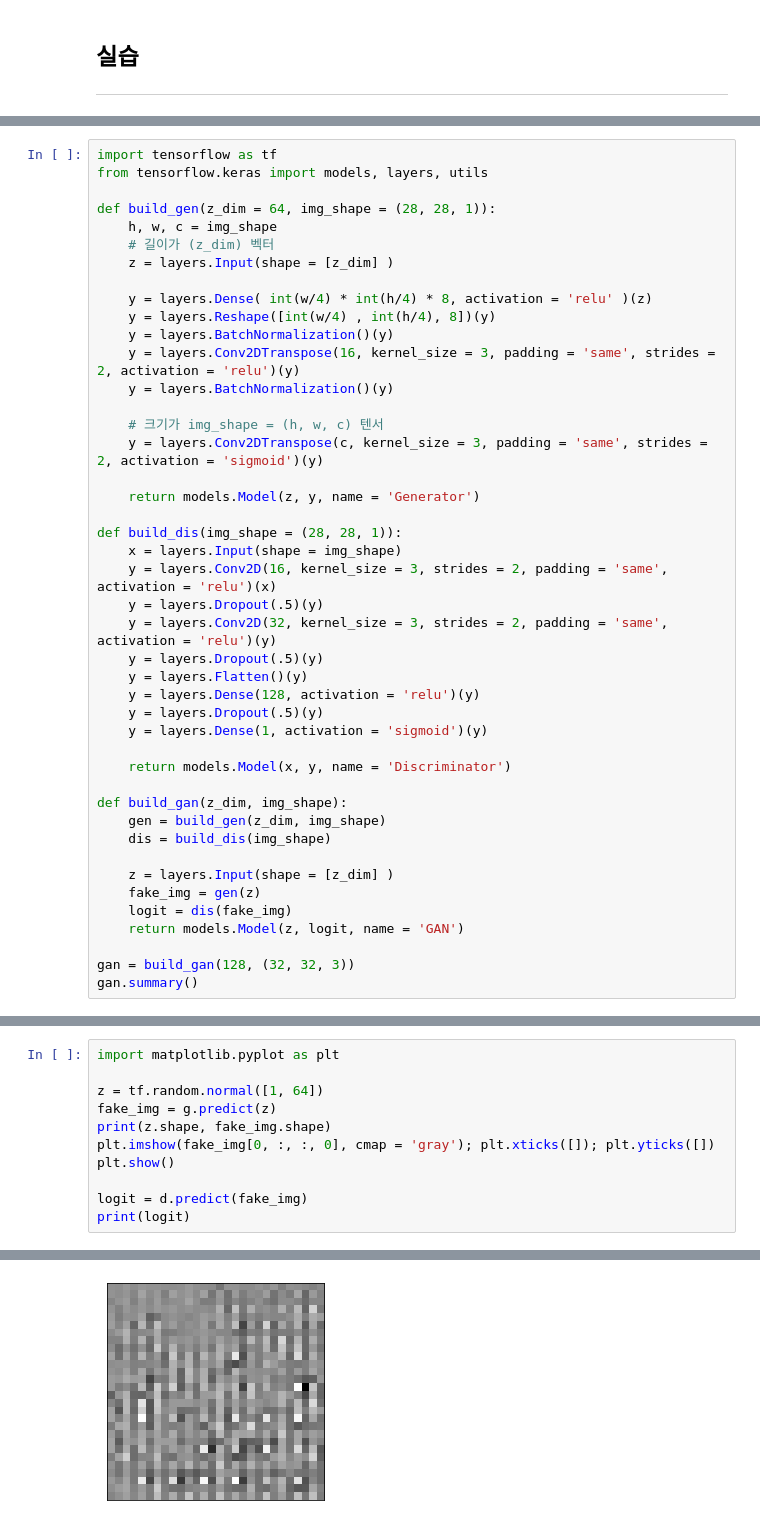
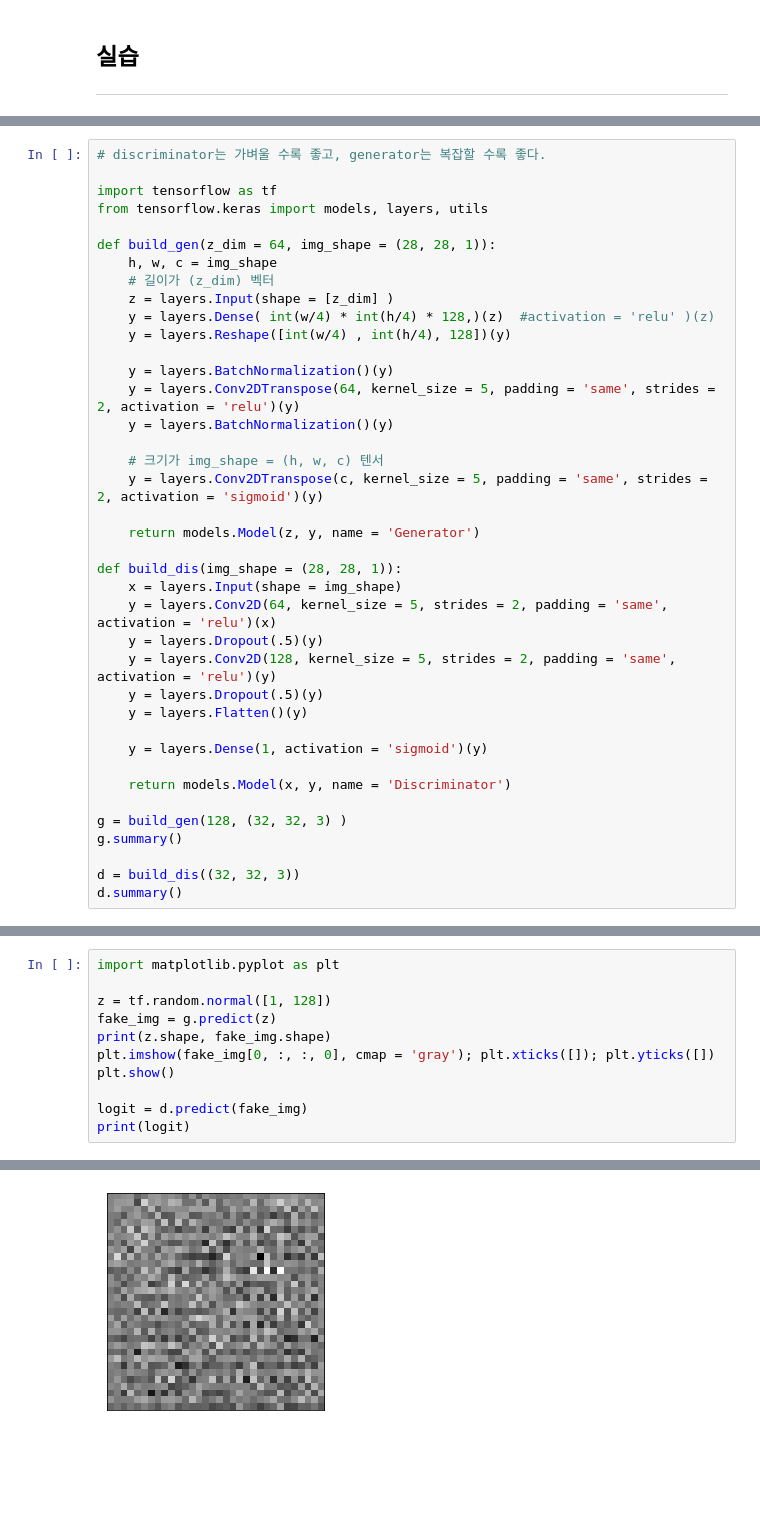
Before and after one commit to PomesHouse/SkillTreePython-DeepLearning, a Jupyter notebook: 04.Paper-with-code/ch04_03_Generative_Model_DCGAN.ipynb, the cells around one changed output, grey strips where cells are left out. Saved outputs shown, nothing was run; the diff lists cells and outputs as text; blank space fills up the shorter version.

```diff
--- a/04.Paper-with-code/ch04_03_Generative_Model_DCGAN.ipynb
+++ b/04.Paper-with-code/ch04_03_Generative_Model_DCGAN.ipynb
@@ -20,6 +20,8 @@
 <img src ='https://github.com/yebiny/SkillTreePython-DeepLearning/blob/main/imgs/ch0403-02.PNG?raw=true' width=800>
 </p>
 # %%
+# discriminator는 가벼울 수록 좋고, generator는 복잡할 수록 좋다.
+
 import tensorflow as tf
 from tensorflow.keras import models, layers, utils
 
@@ -27,40 +29,33 @@ def build_gen(z_dim = 64, img_shape = (28, 28, 1)):
     h, w, c = img_shape
     # 길이가 (z_dim) 벡터
     z = layers.Input(shape = [z_dim] )
+    y = layers.Dense( int(w/4) * int(h/4) * 128,)(z)  #activation = 'relu' )(z)
+    y = layers.Reshape([int(w/4) , int(h/4), 128])(y)
 
-    y = layers.Dense( int(w/4) * int(h/4) * 8, activation = 'relu' )(z)
-    y = layers.Reshape([int(w/4) , int(h/4), 8])(y)
     y = layers.BatchNormalization()(y)
-    y = layers.Conv2DTranspose(16, kernel_size = 3, padding = 'same', strides = 2, activation = 'relu')(y)
+    y = layers.Conv2DTranspose(64, kernel_size = 5, padding = 'same', strides = 2, activation = 'relu')(y)
     y = layers.BatchNormalization()(y)
 
     # 크기가 img_shape = (h, w, c) 텐서
-    y = layers.Conv2DTranspose(c, kernel_size = 3, padding = 'same', strides = 2, activation = 'sigmoid')(y)
+    y = layers.Conv2DTranspose(c, kernel_size = 5, padding = 'same', strides = 2, activation = 'sigmoid')(y)
 
     return models.Model(z, y, name = 'Generator')
 
 def build_dis(img_shape = (28, 28, 1)):
     x = layers.Input(shape = img_shape)
-    y = layers.Conv2D(16, kernel_size = 3, strides = 2, padding = 'same', activation = 'relu')(x)
+    y = layers.Conv2D(64, kernel_size = 5, strides = 2, padding = 'same', activation = 'relu')(x)
     y = layers.Dropout(.5)(y)
-    y = layers.Conv2D(32, kernel_size = 3, strides = 2, padding = 'same', activation = 'relu')(y)
+    y = layers.Conv2D(128, kernel_size = 5, strides = 2, padding = 'same', activation = 'relu')(y)
     y = layers.Dropout(.5)(y)
     y = layers.Flatten()(y)
-    y = layers.Dense(128, activation = 'relu')(y)
-    y = layers.Dropout(.5)(y)
+
     y = layers.Dense(1, activation = 'sigmoid')(y)
 
     return models.Model(x, y, name = 'Discriminator')
 
-def build_gan(z_dim, img_shape):
-    gen = build_gen(z_dim, img_shape)
-    dis = build_dis(img_shape)
+g = build_gen(128, (32, 32, 3) )
+g.summary()
 
-    z = layers.Input(shape = [z_dim] )
-    fake_img = gen(z)
-    logit = dis(fake_img)
-    return models.Model(z, logit, name = 'GAN')
-
-gan = build_gan(128, (32, 32, 3))
-gan.summary()
+d = build_dis((32, 32, 3))
+d.summary()
 # %% [output]
@@ -82,7 +79,7 @@ _________________________________________________________________
 # %%
 import matplotlib.pyplot as plt
 
-z = tf.random.normal([1, 64])
+z = tf.random.normal([1, 128])
 fake_img = g.predict(z)
 print(z.shape, fake_img.shape)
 plt.imshow(fake_img[0, :, :, 0], cmap = 'gray'); plt.xticks([]); plt.yticks([])
@@ -95 +92 @@ print(logit)
-[figure, old version]
+[figure, new version]
```
Also changed, not shown: parts of 14 cells of this notebook.
